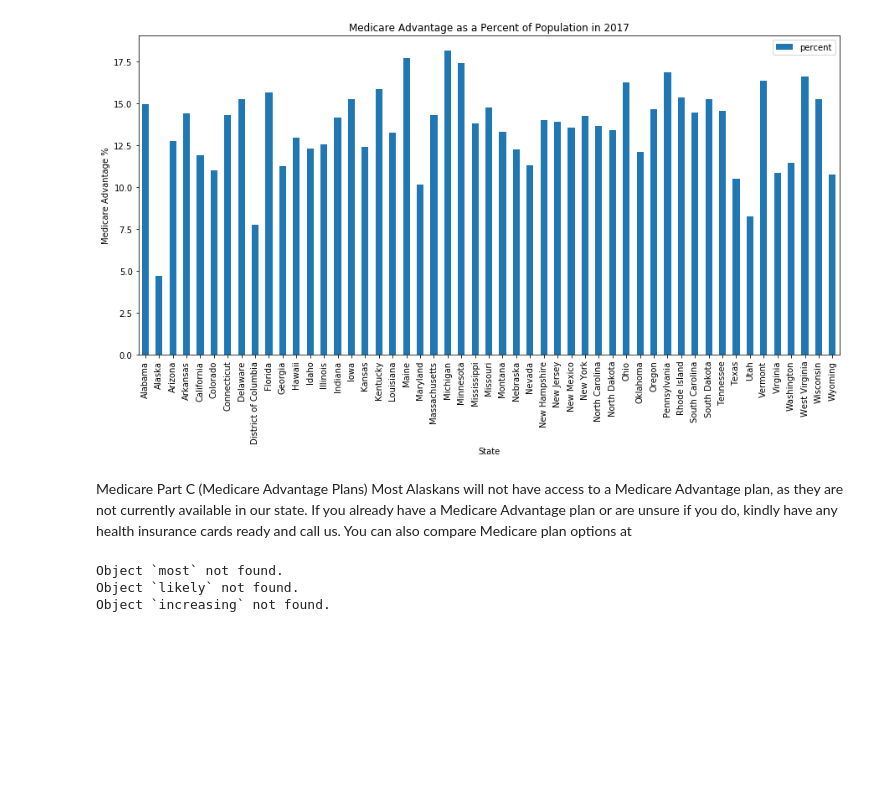
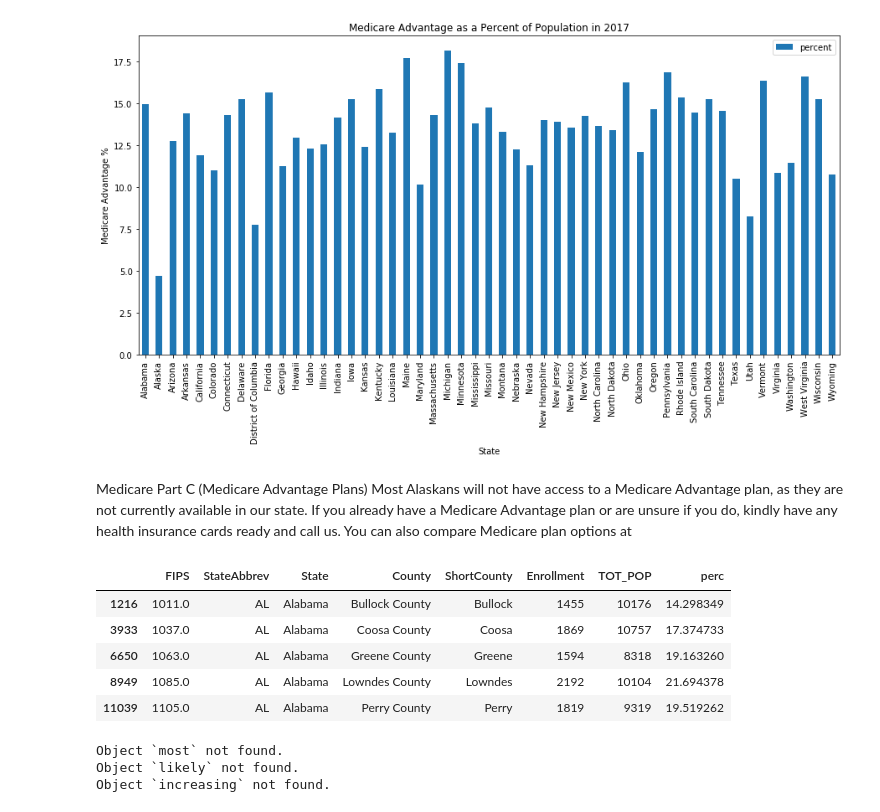
Before and after one commit to younesk93/Project-1, a Jupyter notebook: Project/SM-Main.ipynb, the cells around one changed output. Drawn from its saved outputs; the diff is of its cells as text; code cells hidden in the pictures; blank space fills up the shorter version.

```diff
--- a/Project/SM-Main.ipynb
+++ b/Project/SM-Main.ipynb
@@ -271,6 +271,18 @@ plt.show()
 # %% [markdown]
 Medicare Part C (Medicare Advantage Plans)
 Most Alaskans will not have access to a Medicare Advantage plan, as they are not currently available in our state. If you already have a Medicare Advantage plan or are unsure if you do, kindly have any health insurance cards ready and call us. You can also compare Medicare plan options at
+# %%
+BigCounty = PopvMed[PopvMed.TOT_POP > np.percentile(PopvMed.TOT_POP,75)]
+SmallCounty = PopvMed[PopvMed.TOT_POP < np.percentile(PopvMed.TOT_POP,25)]
+
+SmallCounty.head()
+# %% [output]
+|  | FIPS | StateAbbrev | State | County | ShortCounty | Enrollment | TOT_POP | perc |
+| 1216 | 1011.0 | AL | Alabama | Bullock County | Bullock | 1455 | 10176 | 14.298349 |
+| 3933 | 1037.0 | AL | Alabama | Coosa County | Coosa | 1869 | 10757 | 17.374733 |
+| 6650 | 1063.0 | AL | Alabama | Greene County | Greene | 1594 | 8318 | 19.163260 |
+| 8949 | 1085.0 | AL | Alabama | Lowndes County | Lowndes | 2192 | 10104 | 21.694378 |
+| 11039 | 1105.0 | AL | Alabama | Perry County | Perry | 1819 | 9319 | 19.519262 |
 # %%
 What states use the medicare most?
 # heat map of 2017 enrollment -- hold
```
